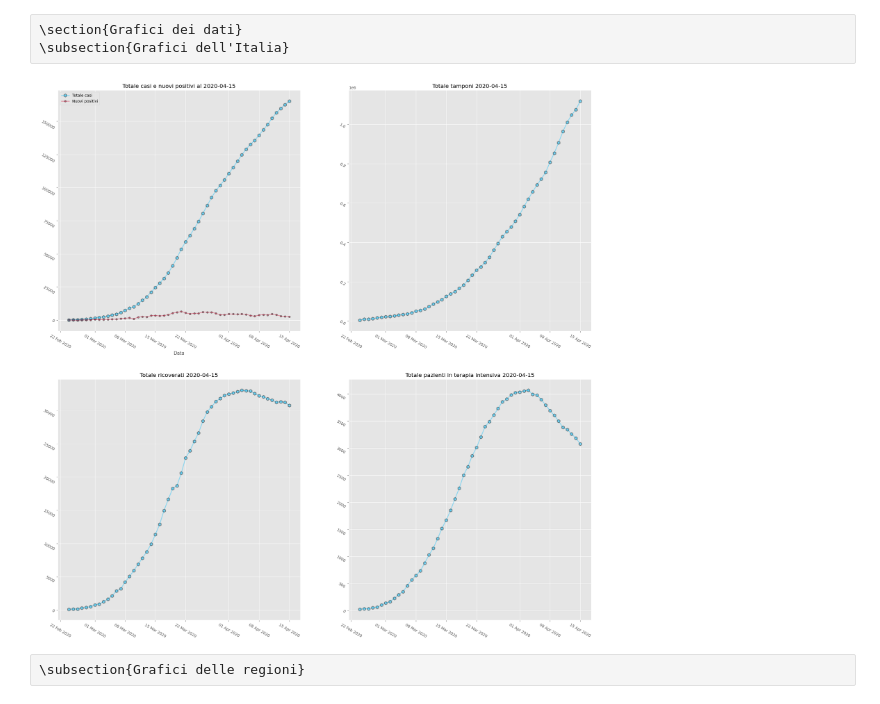
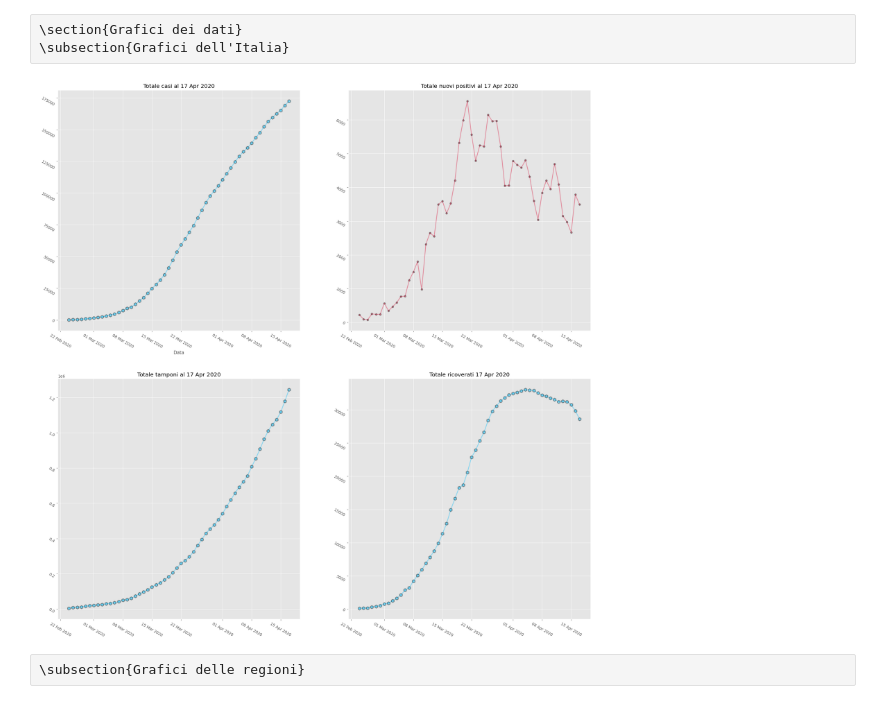
Before and after one commit to cace92/covid-notebook, a Jupyter notebook: Analisi dati-Covid 19.ipynb, the cells around one changed output. Drawn from its saved outputs; the diff is of its cells as text; code cells hidden in the pictures.

```diff
--- a/Analisi dati-Covid 19.ipynb
+++ b/Analisi dati-Covid 19.ipynb
@@ -39,33 +53,35 @@ data_province['data'] = data_province['data'].apply(my_date)
 # %%
 # Plot nazionale
 last_day = data_italia['data'].max()
 fig, ((ax1, ax2), (ax3, ax4)) = plt.subplots(2, 2, figsize=(25, 25));
 ax1.xaxis.set_major_formatter(mdates.DateFormatter('%d %b %Y'));
 ax1.plot('data', 'totale_casi', data=data_italia, lw=2, color='deepskyblue', label='Totale casi',
            marker='h', ms=8, mfc='deepskyblue', mew=2, mec='black', alpha=0.4);
-ax1.plot('data', 'nuovi_positivi', data=data_italia, lw=2, color='crimson', label='Nuovi positivi',
+ax1.tick_params(labelrotation=-30);
+ax1.set(title='Totale casi al '+last_day.strftime('%d %b %Y'), xlabel='Data');
+ax2.xaxis.set_major_formatter(mdates.DateFormatter('%d %b %Y'));
+ax2.plot('data', 'nuovi_positivi', data=data_italia, lw=2, color='crimson', label='Nuovi positivi',
            marker='.', ms=8, mfc='crimson', mew=2, mec='black', alpha=0.4);
-ax1.legend();
-ax1.tick_params(labelrotation=-30);
-ax1.set(title='Totale casi e nuovi positivi al '+str(last_day.date()), xlabel='Data');
-ax2.xaxis.set_major_formatter(mdates.DateFormatter('%d %b %Y'));
-ax2.plot('data', 'tamponi', data=data_italia, lw=2, color='deepskyblue', label='Totale casi',
-           marker='h', ms=8, mfc='deepskyblue', mew=2, mec='black', alpha=0.4);
 ax2.tick_params(labelrotation=-30);
-ax2.set(title='Totale tamponi '+str(last_day.date()));
+ax2.set(title='Totale nuovi positivi al '+last_day.strftime('%d %b %Y'));
 ax3.xaxis.set_major_formatter(mdates.DateFormatter('%d %b %Y'));
-ax3.plot('data', 'totale_ospedalizzati', data=data_italia, lw=2, color='deepskyblue', label='Totale casi',
+ax3.plot('data', 'tamponi', data=data_italia, lw=2, color='deepskyblue', label='Totale tamponi',
            marker='h', ms=8, mfc='deepskyblue', mew=2, mec='black', alpha=0.4);
 ax3.tick_params(labelrotation=-30);
-ax3.set(title='Totale ricoverati '+str(last_day.date()));
+ax3.set(title='Totale tamponi al '+last_day.strftime('%d %b %Y'));
 ax4.xaxis.set_major_formatter(mdates.DateFormatter('%d %b %Y'));
-ax4.plot('data', 'terapia_intensiva', data=data_italia, lw=2, color='deepskyblue', label='Totale casi',
+ax4.plot('data', 'totale_ospedalizzati', data=data_italia, lw=2, color='deepskyblue', label='Totale ospedalizzati',
            marker='h', ms=8, mfc='deepskyblue', mew=2, mec='black', alpha=0.4);
 ax4.tick_params(labelrotation=-30);
-ax4.set(title='Totale pazienti in terapia intensiva '+str(last_day.date()));
+ax4.set(title='Totale ricoverati '+last_day.strftime('%d %b %Y'));
+#ax4.xaxis.set_major_formatter(mdates.DateFormatter('%d %b %Y'));
+#ax4.plot('data', 'terapia_intensiva', data=data_italia, lw=2, color='deepskyblue', label='Totale terapia intensiva',
+#          marker='h', ms=8, mfc='deepskyblue', mew=2, mec='black', alpha=0.4);
+#ax4.tick_params(labelrotation=-30);
+#ax4.set(title='Totale pazienti in terapia intensiva '+last_day.strftime('%d %b %Y'));
 fig
 # %% [output]
-[figure, old version]
+[figure, new version]
 # %% [raw]
 \subsection{Grafici delle regioni}
 # %%
```
Also changed, not shown: parts of 7 cells of this notebook.
